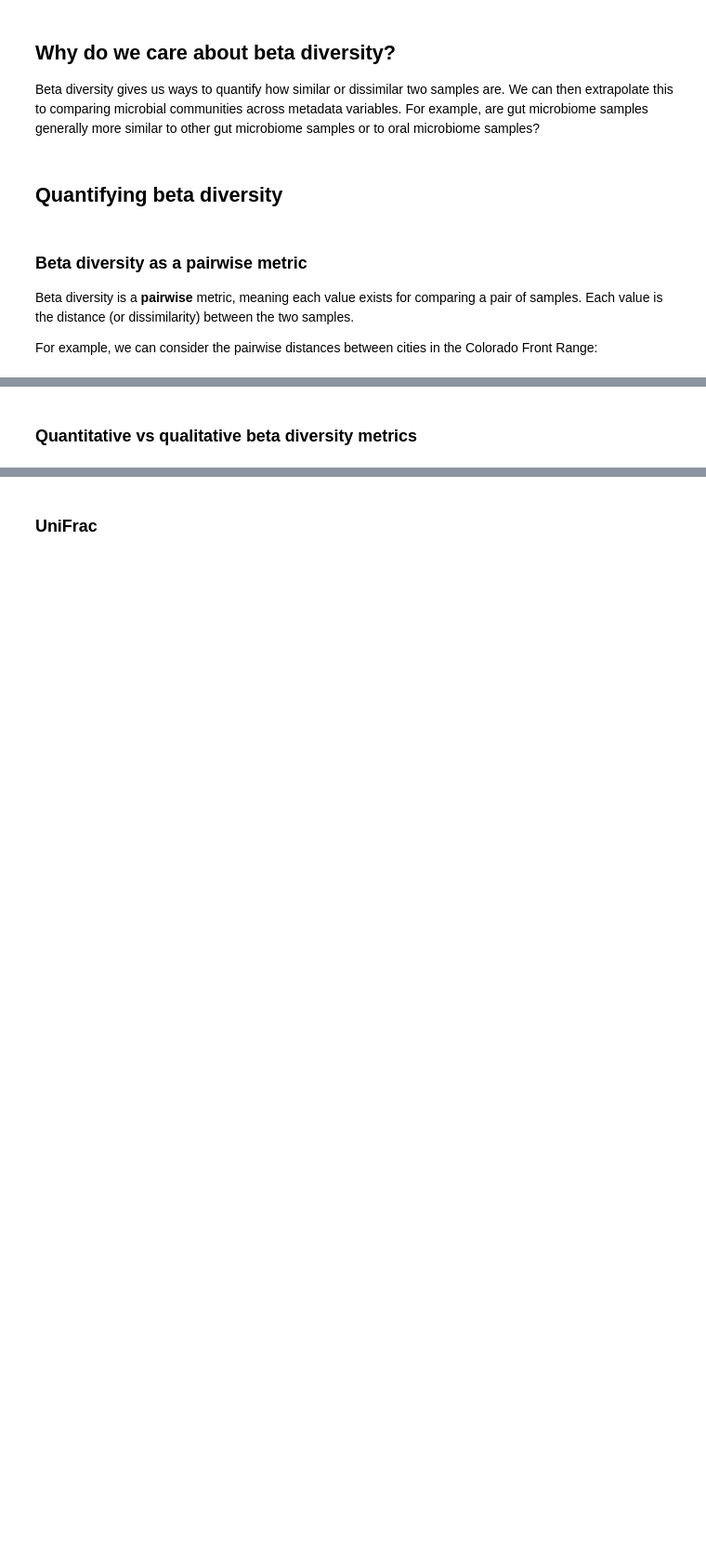
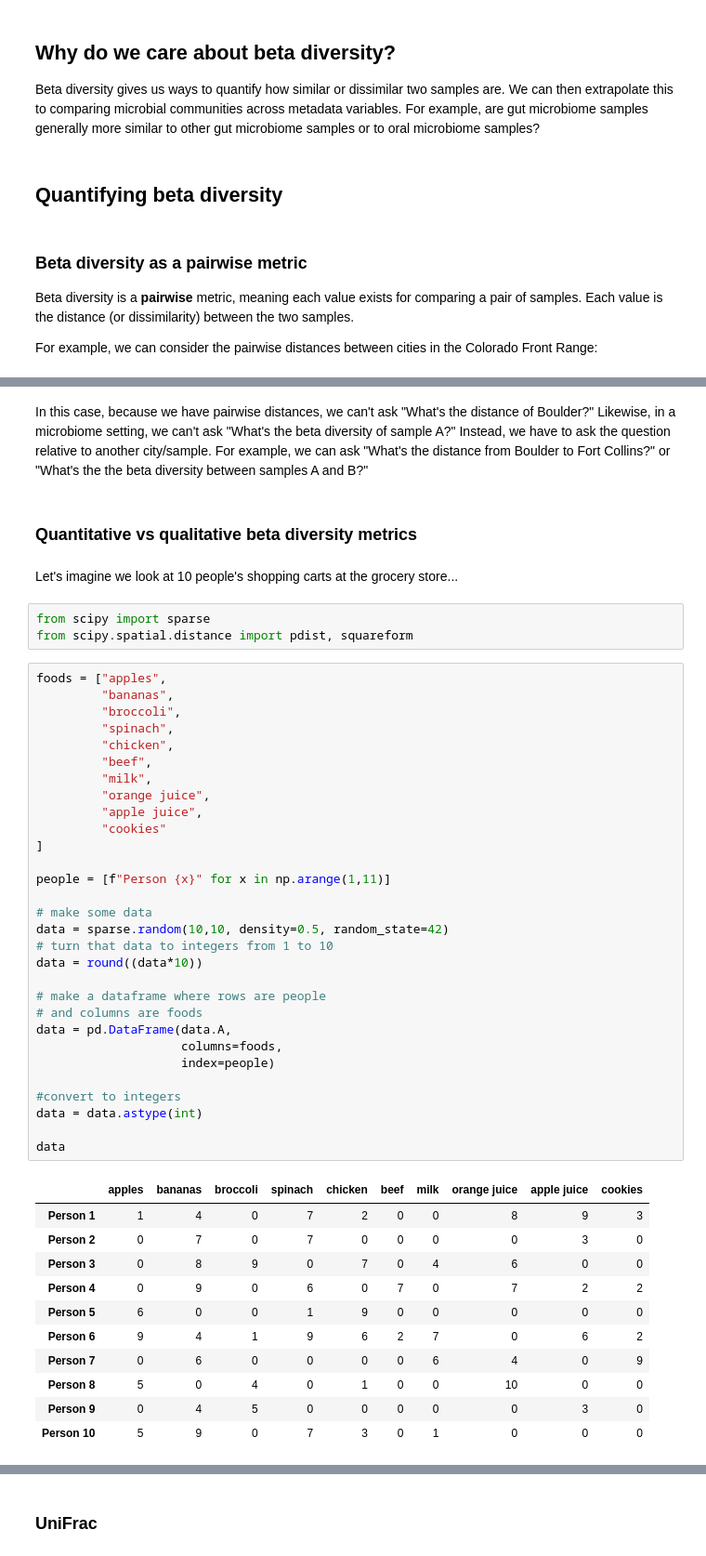
Before and after one commit to sterrettJD/CSCI-6118-Project, a Jupyter notebook: Notebooks/Beta-diversity.ipynb, the cells around one changed output, grey strips where cells are left out. Shown at 93% size. Saved outputs shown, nothing was run; the diff lists cells and outputs as text; blank space fills up the shorter version.

```diff
--- a/Notebooks/Beta-diversity.ipynb
+++ b/Notebooks/Beta-diversity.ipynb
@@ -44,2 +49,51 @@ Colorado Springs       85      63      67           119                 0
+# %% [markdown]
+In this case, because we have pairwise distances, we can't ask "What's the distance of Boulder?" Likewise, in a microbiome setting, we can't ask "What's the beta diversity of sample A?" Instead, we have to ask the question relative to another city/sample. For example, we can ask "What's the distance from Boulder to Fort Collins?" or "What's the the beta diversity between samples A and B?"
 # %% [markdown]
 ### Quantitative vs qualitative beta diversity metrics
+# %% [markdown]
+Let's imagine we look at 10 people's shopping carts at the grocery store...
+# %%
+from scipy import sparse
+from scipy.spatial.distance import pdist, squareform
+# %%
+foods = ["apples",
+         "bananas",
+         "broccoli",
+         "spinach",
+         "chicken",
+         "beef",
+         "milk",
+         "orange juice",
+         "apple juice",
+         "cookies"
+]
+
+people = [f"Person {x}" for x in np.arange(1,11)]
+
+# make some data
+data = sparse.random(10,10, density=0.5, random_state=42)
+# turn that data to integers from 1 to 10
+data = round((data*10))
+
+# make a dataframe where rows are people
+# and columns are foods
+data = pd.DataFrame(data.A,
+                    columns=foods,
+                    index=people)
+
+#convert to integers
+data = data.astype(int)
+
+data
+# %% [output]
+|  | apples | bananas | broccoli | spinach | chicken | beef | milk | orange juice | apple juice | cookies |
+| Person 1 | 1 | 4 | 0 | 7 | 2 | 0 | 0 | 8 | 9 | 3 |
+| Person 2 | 0 | 7 | 0 | 7 | 0 | 0 | 0 | 0 | 3 | 0 |
+| Person 3 | 0 | 8 | 9 | 0 | 7 | 0 | 4 | 6 | 0 | 0 |
+| Person 4 | 0 | 9 | 0 | 6 | 0 | 7 | 0 | 7 | 2 | 2 |
+| Person 5 | 6 | 0 | 0 | 1 | 9 | 0 | 0 | 0 | 0 | 0 |
+| Person 6 | 9 | 4 | 1 | 9 | 6 | 2 | 7 | 0 | 6 | 2 |
+| Person 7 | 0 | 6 | 0 | 0 | 0 | 0 | 6 | 4 | 0 | 9 |
+| Person 8 | 5 | 0 | 4 | 0 | 1 | 0 | 0 | 10 | 0 | 0 |
+| Person 9 | 0 | 4 | 5 | 0 | 0 | 0 | 0 | 0 | 3 | 0 |
+| Person 10 | 5 | 9 | 0 | 7 | 3 | 0 | 1 | 0 | 0 | 0 |
```
Also changed, not shown: parts of 9 cells of this notebook.
